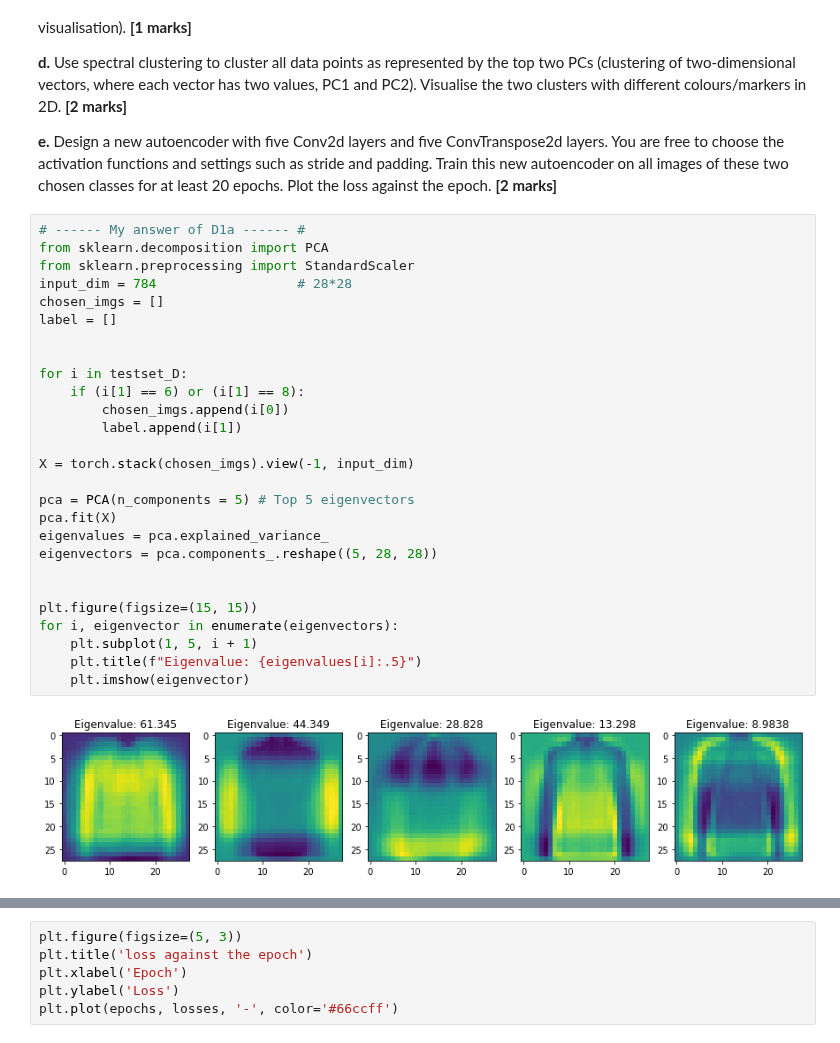
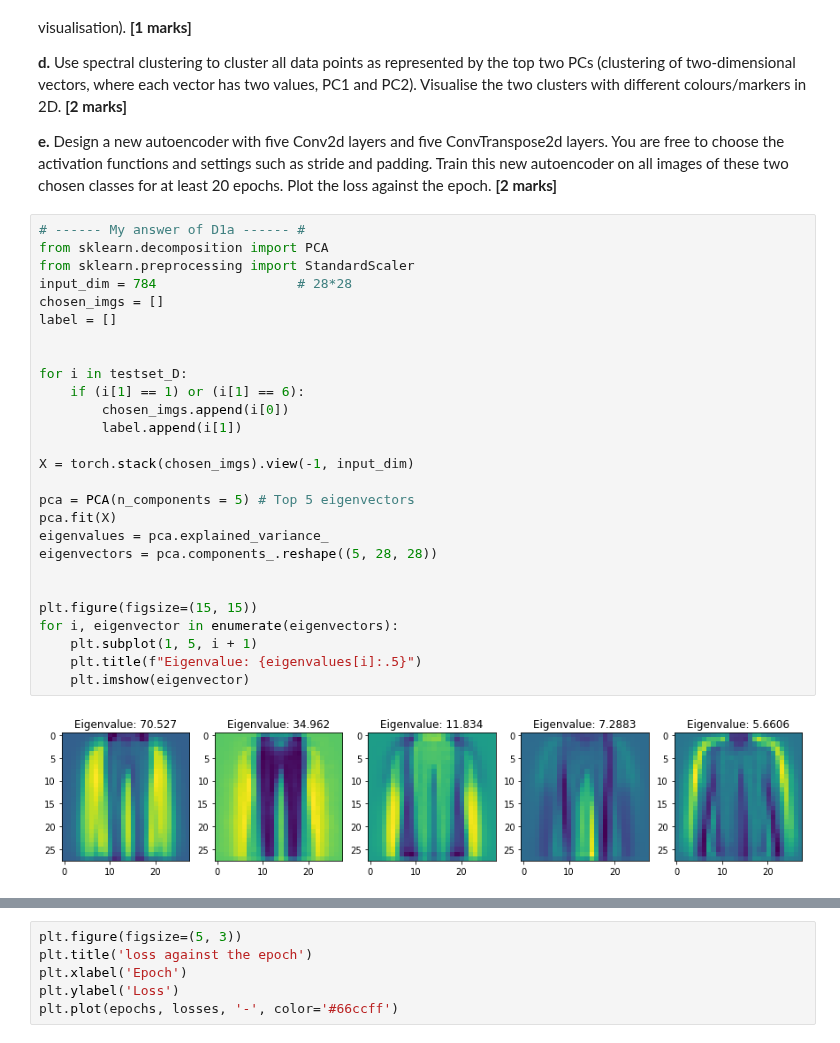
Before and after one commit to wwyqianqian/COMP6509, a Jupyter notebook: assignment/COM4509-6509_Assignment_Part2.ipynb, the cells around one changed output, grey strips where cells are left out. Cells and saved outputs as stored; diff of their text form.

```diff
--- a/assignment/COM4509-6509_Assignment_Part2.ipynb
+++ b/assignment/COM4509-6509_Assignment_Part2.ipynb
@@ -1000,31 +1000,31 @@ Test set size: 10000
 # %%
 # ------ My answer of D1a ------ #
 from sklearn.decomposition import PCA
 from sklearn.preprocessing import StandardScaler
 input_dim = 784                  # 28*28
 chosen_imgs = []
 label = []
 
 
 for i in testset_D:
-    if (i[1] == 6) or (i[1] == 8):
+    if (i[1] == 1) or (i[1] == 6):
         chosen_imgs.append(i[0])
         label.append(i[1])
 
 X = torch.stack(chosen_imgs).view(-1, input_dim)
 
 pca = PCA(n_components = 5) # Top 5 eigenvectors
 pca.fit(X)
 eigenvalues = pca.explained_variance_
 eigenvectors = pca.components_.reshape((5, 28, 28))
 
 
 plt.figure(figsize=(15, 15))
 for i, eigenvector in enumerate(eigenvectors):
     plt.subplot(1, 5, i + 1)
     plt.title(f"Eigenvalue: {eigenvalues[i]:.5}")
     plt.imshow(eigenvector)
 # %% [output]
-[figure, old version]
+[figure, new version]
 # %%
 # ------ My answer of D1b ------ #
```
Also changed, not shown: parts of 5 cells of this notebook.
